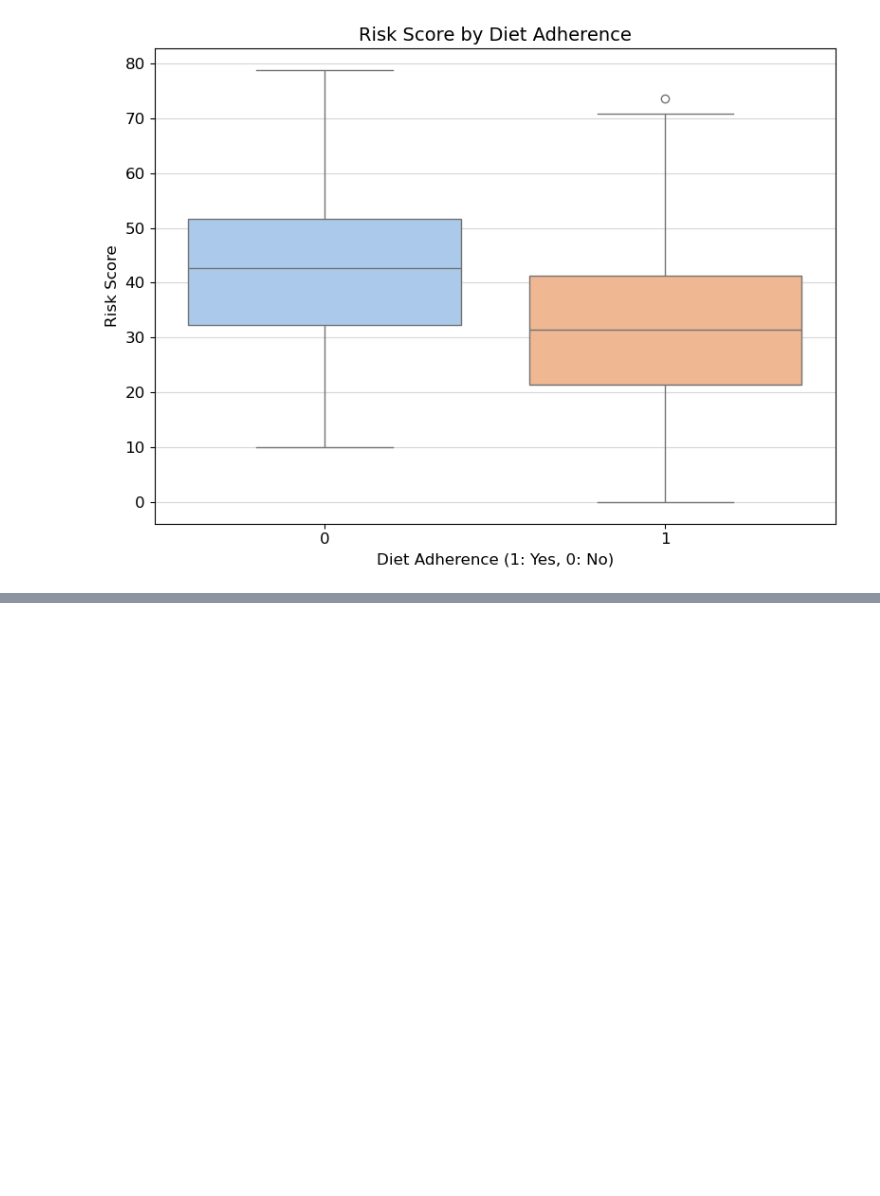
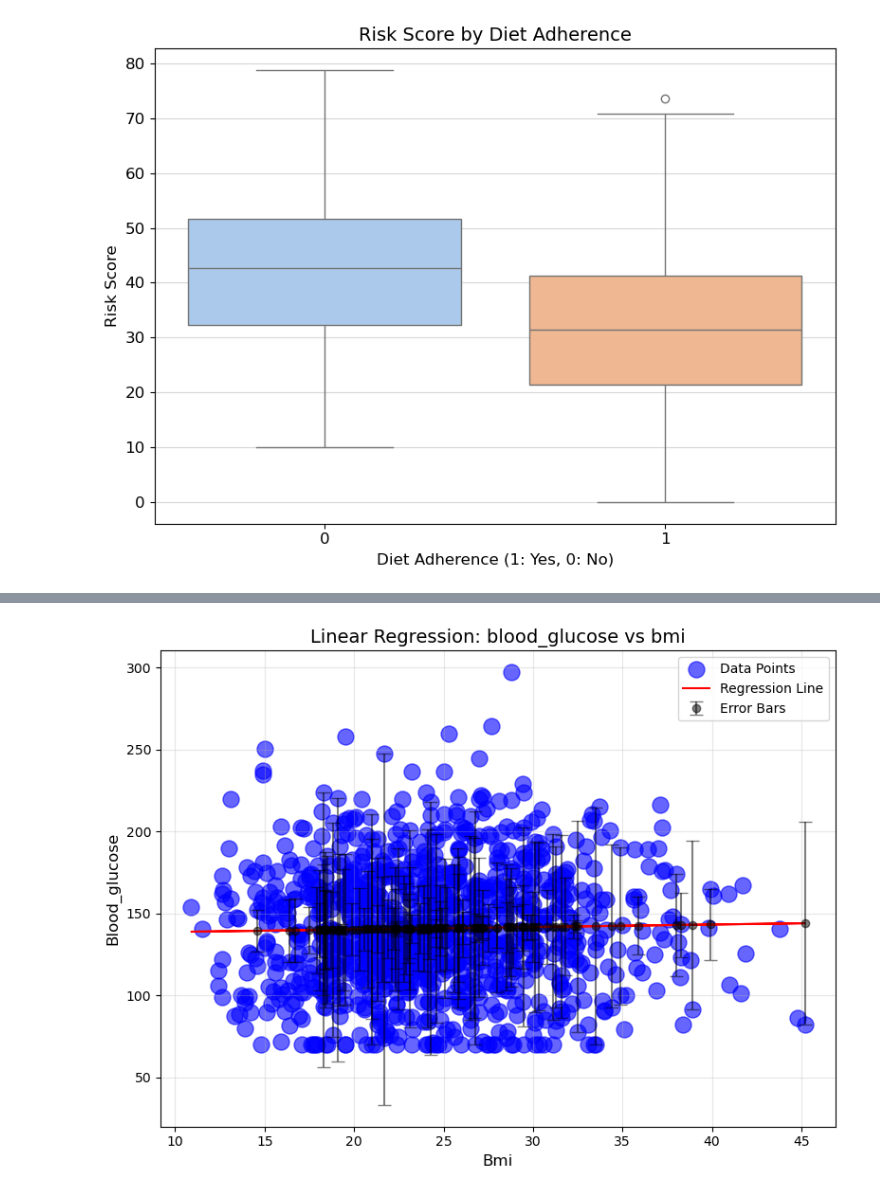
Before and after one commit to bhuvansai93/23098103-Clustering-and-Fitting, a Jupyter notebook: 23098103-Clustering_and_Fitting.ipynb, the cells around one changed output, grey strips where cells are left out. Saved outputs shown, nothing was run; the diff lists cells and outputs as text; code cells hidden in the pictures; blank space fills up the shorter version.

```diff
--- a/23098103-Clustering_and_Fitting.ipynb
+++ b/23098103-Clustering_and_Fitting.ipynb
@@ -523,0 +443,61 @@ plot_fitting_results(fitting_results, df, x_feature="risk_score", y_feature="blo
+# %%
+# Function to plot the regression line, data points, and error bars (fewer error bars visible)
+def plot_regression_line_with_fewer_errors(data, x_feature, y_feature, predictions, errors, error_bar_step=5):
+    """
+    Plot the data points, regression line, and fewer error bars.
+
+    Parameters:
+    - data: The dataset with features.
+    - x_feature: The name of the independent variable (X).
+    - y_feature: The name of the dependent variable (Y).
+    - predictions: The predicted Y values based on the regression model.
+    - errors: The residual errors for the predictions.
+    - error_bar_step: Step for error bars (e.g., every 5th data point will have an error bar).
+    """
+    # Ensure errors are non-negative (take absolute values)
+    errors = np.abs(errors)
+
+    # Select every 'error_bar_step'-th point to show error bars
+    indices_with_error_bars = range(0, len(data), error_bar_step)
+
+    plt.figure(figsize=(8, 6))
+
+    # Scatter plot of original data points
+    plt.scatter(data[x_feature], data[y_feature], color='blue', label='Data Points', s=150, alpha=0.6)
+
+    # Plot the regression line
+    plt.plot(data[x_feature], predictions, color='red', label='Regression Line')
+
+    # Add error bars to the selected data points (using errors)
+    plt.errorbar(data[x_feature].iloc[indices_with_error_bars],
+                 predictions[indices_with_error_bars],
+                 yerr=errors[indices_with_error_bars],
+                 fmt='o', color='black', alpha=0.5, label='Error Bars', capsize=5)
+
+    # Add labels and title
+    plt.title(f"Linear Regression: {y_feature} vs {x_feature}", fontsize=14)
+    plt.xlabel(x_feature.capitalize(), fontsize=12)
+    plt.ylabel(y_feature.capitalize(), fontsize=12)
+
+    # Add a legend
+    plt.legend(loc='best')
+
+    # Show grid and plot
+    plt.grid(alpha=0.3)
+    plt.tight_layout()
+    plt.show()
+
+# Load the dataset (replace with your actual data file)
+df = pd.read_csv('diabetes_data.csv')  # Replace with your actual file
+
+# Define the feature columns
+x_feature = "bmi"   # Independent variable (X)
+y_feature = "blood_glucose"  # Dependent variable (Y)
+
+# Perform linear regression
+model, predictions, errors = perform_linear_regression(df, x_feature, y_feature)
+
+# Plot the regression line with fewer error bars visible (e.g., every 5th data point gets an error bar)
+plot_regression_line_with_fewer_errors(df, x_feature, y_feature, predictions, errors, error_bar_step=9)
+# %% [output]
+[figure, added]
```
Also changed, not shown: parts of 9 cells of this notebook.
